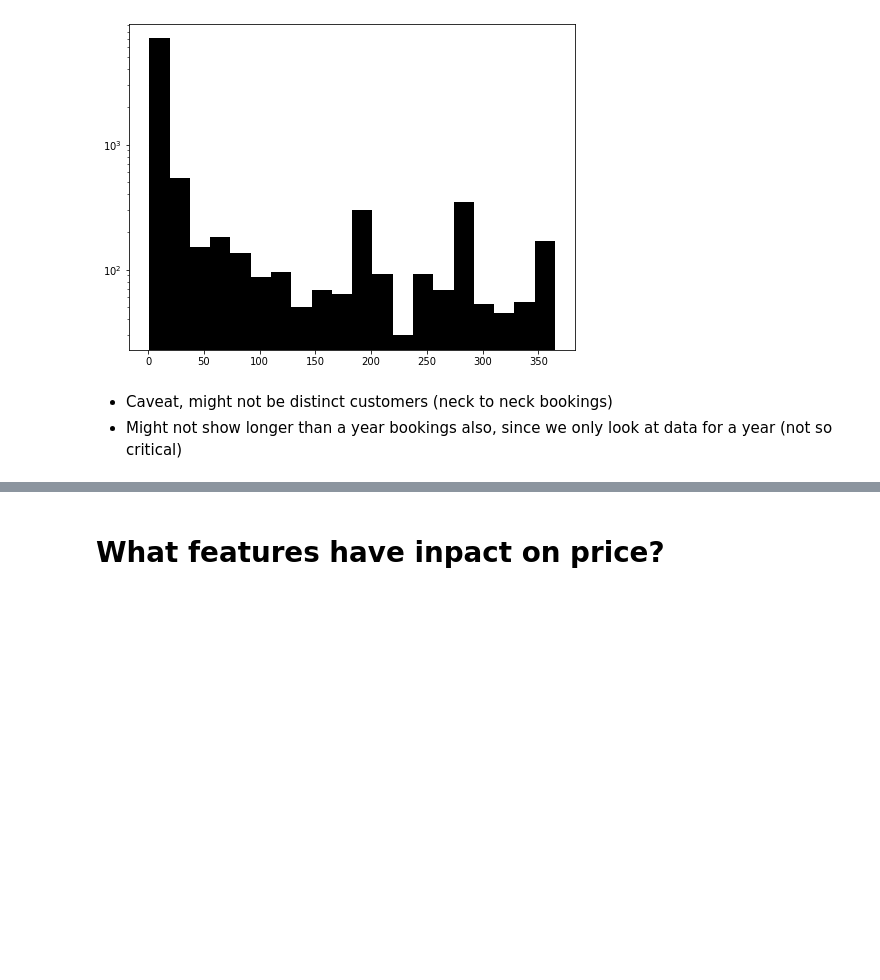
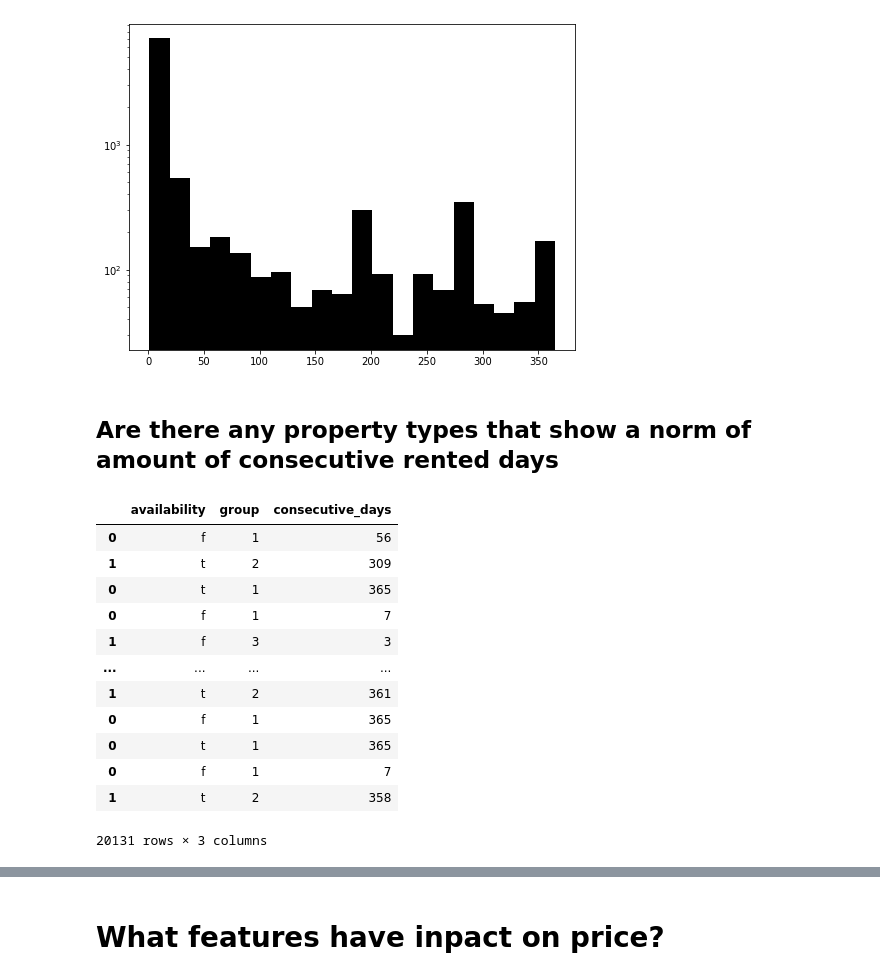
Before and after one commit to jiekebo/udacity_data_science_blog_post, a Jupyter notebook: notebook/Seattle Airbnb Data Analysis.ipynb, the cells around one changed output, grey strips where cells are left out. Drawn from its saved outputs; the diff is of its cells as text; code cells hidden in the pictures; blank space fills up the shorter version.

```diff
--- a/notebook/Seattle Airbnb Data Analysis.ipynb
+++ b/notebook/Seattle Airbnb Data Analysis.ipynb
@@ -332,6 +314,21 @@ ax.hist(consecutive_rented_days, bins=20, color='k')
 ax.set_yscale('log')
 # %% [output]
 [figure]
-# %% [markdown]
-- Caveat, might not be distinct customers (neck to neck bookings)
-- Might not show longer than a year bookings also, since we only look at data for a year (not so critical)
+# %% [markdown]
+## Are there any property types that show a norm of amount of consecutive rented days
+# %%
+res
+# %% [output]
+|  | availability | group | consecutive_days |
+| 0 | f | 1 | 56 |
+| 1 | t | 2 | 309 |
+| 0 | t | 1 | 365 |
+| 0 | f | 1 | 7 |
+| 1 | f | 3 | 3 |
+| ... | ... | ... | ... |
+| 1 | t | 2 | 361 |
+| 0 | f | 1 | 365 |
+| 0 | t | 1 | 365 |
+| 0 | f | 1 | 7 |
+| 1 | t | 2 | 358 |
+20131 rows × 3 columns
```
Also changed, not shown: parts of 11 cells of this notebook.
